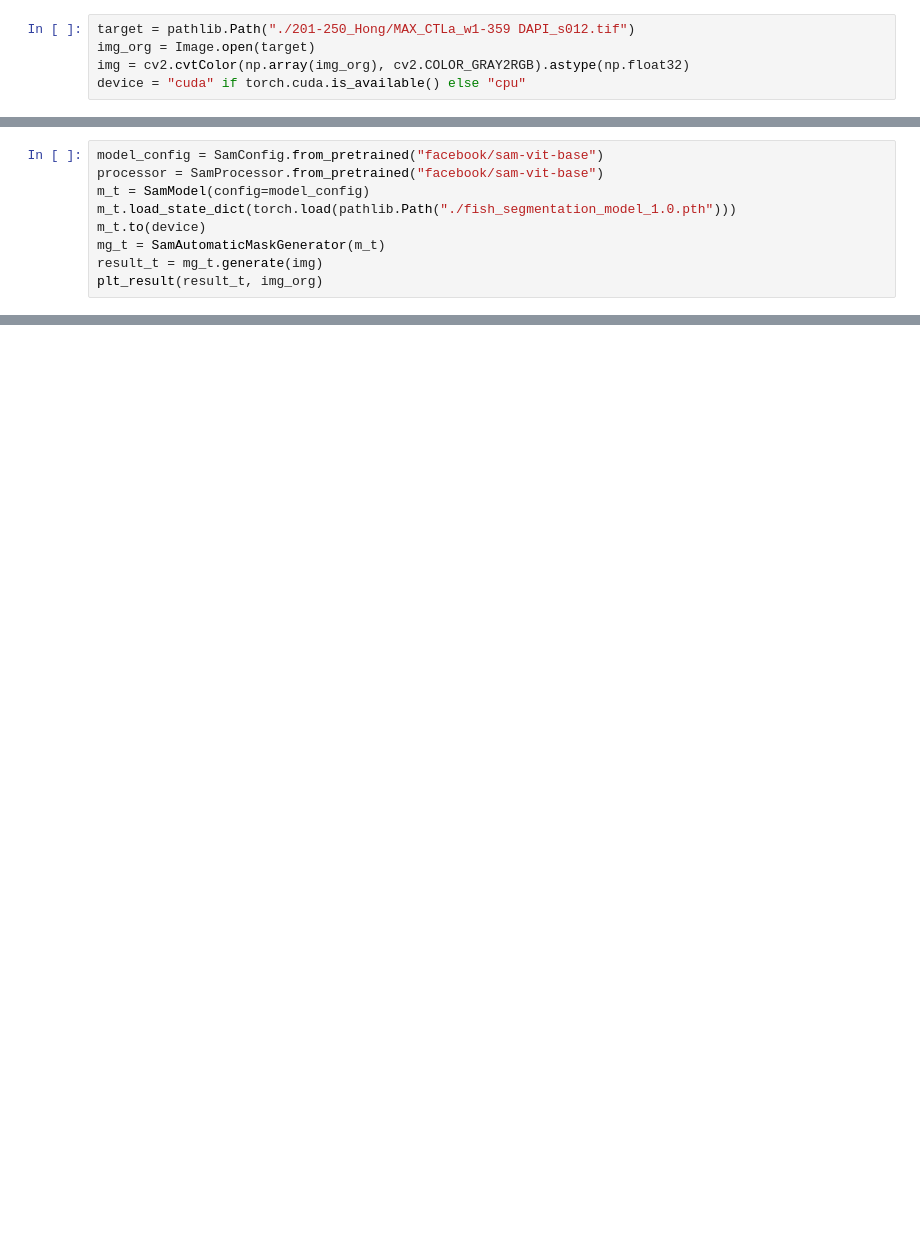
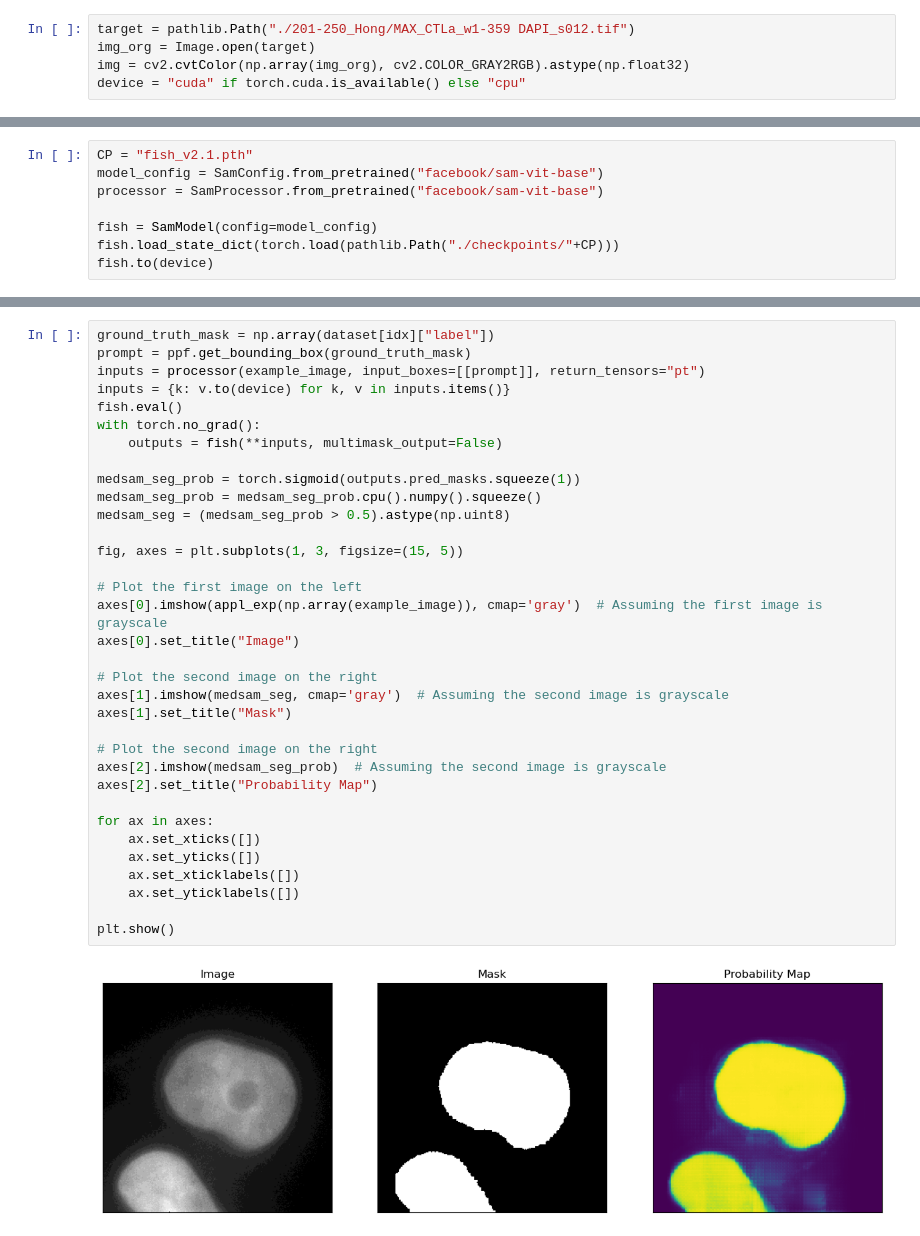
Before and after one commit to UCI-Ding-Lab/FISH-ML, a Jupyter notebook: predict.ipynb, the cells around one changed output, grey strips where cells are left out. Saved outputs shown, nothing was run; the diff lists cells and outputs as text; blank space fills up the shorter version.

```diff
--- a/predict.ipynb
+++ b/predict.ipynb
@@ -92,10 +70,9 @@ AttributeError: 'SamModel' object has no attribute 'image_encoder'
 # %%
+CP = "fish_v2.1.pth"
 model_config = SamConfig.from_pretrained("facebook/sam-vit-base")
 processor = SamProcessor.from_pretrained("facebook/sam-vit-base")
-m_t = SamModel(config=model_config)
-m_t.load_state_dict(torch.load(pathlib.Path("./fish_segmentation_model_1.0.pth")))
-m_t.to(device)
-mg_t = SamAutomaticMaskGenerator(m_t)
-result_t = mg_t.generate(img)
-plt_result(result_t, img_org)
+
+fish = SamModel(config=model_config)
+fish.load_state_dict(torch.load(pathlib.Path("./checkpoints/"+CP)))
+fish.to(device)
 # %% [output]
@@ -102,0 +104,36 @@ TypeError: Expected state_dict to be dict-like, got <class 'transformers.models.
+# %%
+ground_truth_mask = np.array(dataset[idx]["label"])
+prompt = ppf.get_bounding_box(ground_truth_mask)
+inputs = processor(example_image, input_boxes=[[prompt]], return_tensors="pt")
+inputs = {k: v.to(device) for k, v in inputs.items()}
+fish.eval()
+with torch.no_grad():
+    outputs = fish(**inputs, multimask_output=False)
+
+medsam_seg_prob = torch.sigmoid(outputs.pred_masks.squeeze(1))
+medsam_seg_prob = medsam_seg_prob.cpu().numpy().squeeze()
+medsam_seg = (medsam_seg_prob > 0.5).astype(np.uint8)
+
+fig, axes = plt.subplots(1, 3, figsize=(15, 5))
+
+# Plot the first image on the left
+axes[0].imshow(appl_exp(np.array(example_image)), cmap='gray')  # Assuming the first image is grayscale
+axes[0].set_title("Image")
+
+# Plot the second image on the right
+axes[1].imshow(medsam_seg, cmap='gray')  # Assuming the second image is grayscale
+axes[1].set_title("Mask")
+
+# Plot the second image on the right
+axes[2].imshow(medsam_seg_prob)  # Assuming the second image is grayscale
+axes[2].set_title("Probability Map")
+
+for ax in axes:
+    ax.set_xticks([])
+    ax.set_yticks([])
+    ax.set_xticklabels([])
+    ax.set_yticklabels([])
+
+plt.show()
+# %% [output]
+[figure, added]
```
Also changed, not shown: parts of 10 cells of this notebook, 2 other files.
